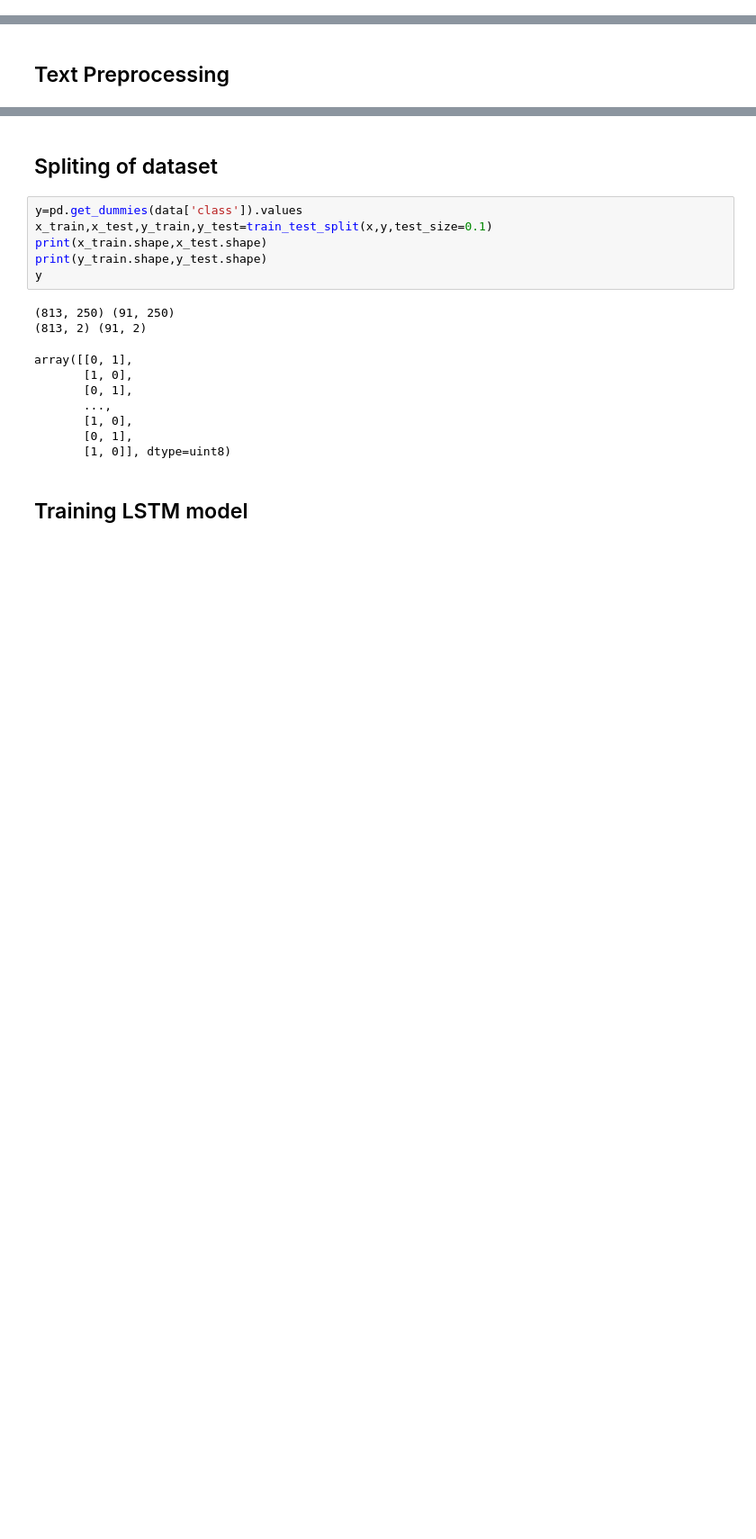
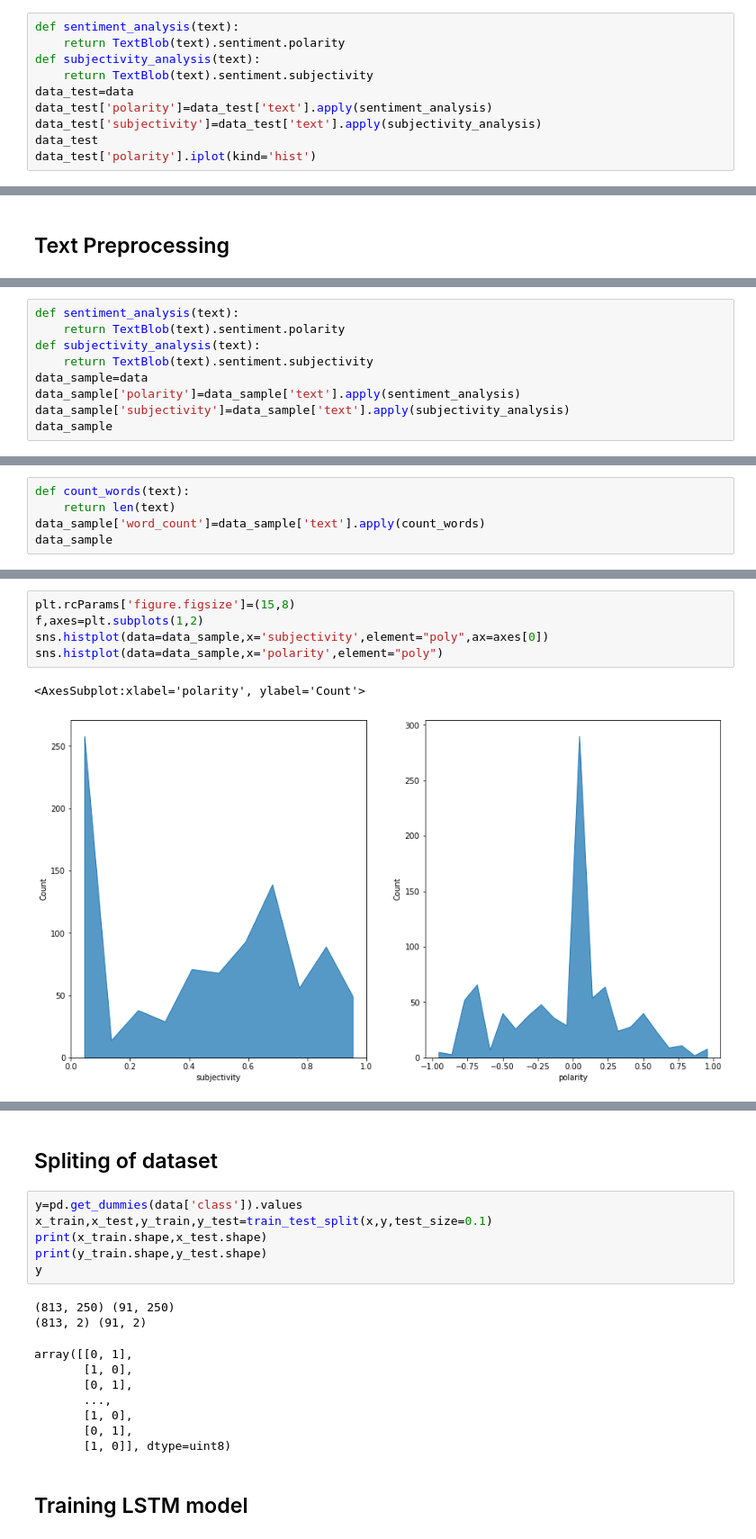
Before and after one commit to aayushpandey1703/FYP-project, a Jupyter notebook: FYP/models/LSTM (1).ipynb, the cells around one changed output, grey strips where cells are left out. Shown at 90% size. Saved outputs shown, nothing was run; the diff lists cells and outputs as text; blank space fills up the shorter version.

```diff
--- a/FYP/models/LSTM (1).ipynb
+++ b/FYP/models/LSTM (1).ipynb
@@ -86,3 +89,13 @@ data.head(10)
 data.shape
 # %% [output]
 (904, 2)
+# %%
+def sentiment_analysis(text):
+    return TextBlob(text).sentiment.polarity
+def subjectivity_analysis(text):
+    return TextBlob(text).sentiment.subjectivity
+data_test=data
+data_test['polarity']=data_test['text'].apply(sentiment_analysis)
+data_test['subjectivity']=data_test['text'].apply(subjectivity_analysis)
+data_test
+data_test['polarity'].iplot(kind='hist')
@@ -147,0 +196,9 @@ print(x)
+# %%
+def sentiment_analysis(text):
+    return TextBlob(text).sentiment.polarity
+def subjectivity_analysis(text):
+    return TextBlob(text).sentiment.subjectivity
+data_sample=data
+data_sample['polarity']=data_sample['text'].apply(sentiment_analysis)
+data_sample['subjectivity']=data_sample['text'].apply(subjectivity_analysis)
+data_sample
@@ -147,0 +219,5 @@ print(x)
+# %%
+def count_words(text):
+    return len(text)
+data_sample['word_count']=data_sample['text'].apply(count_words)
+data_sample
@@ -147,0 +249,8 @@ print(x)
+# %%
+plt.rcParams['figure.figsize']=(15,8)
+f,axes=plt.subplots(1,2)
+sns.histplot(data=data_sample,x='subjectivity',element="poly",ax=axes[0])
+sns.histplot(data=data_sample,x='polarity',element="poly")
+# %% [output]
+<AxesSubplot:xlabel='polarity', ylabel='Count'>
+[figure, added]
```
Also changed, not shown: parts of 22 cells of this notebook, 1 other file.
